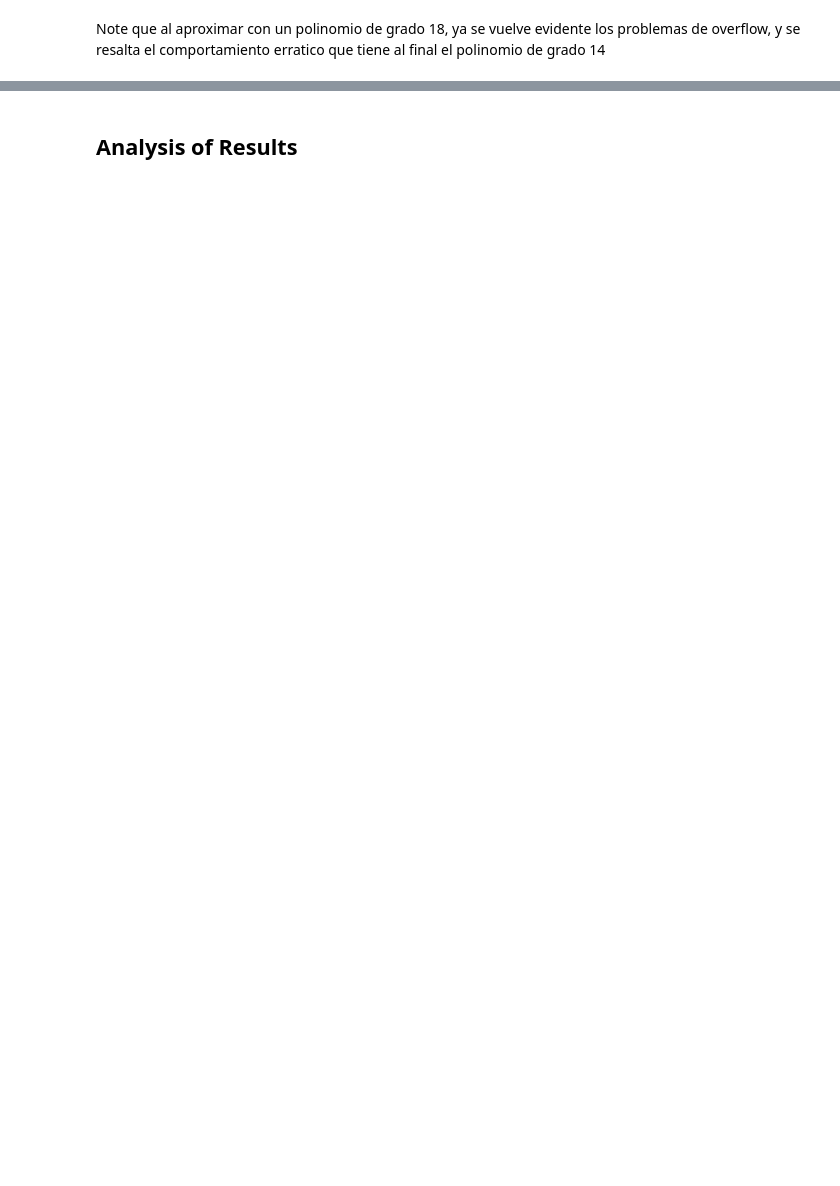
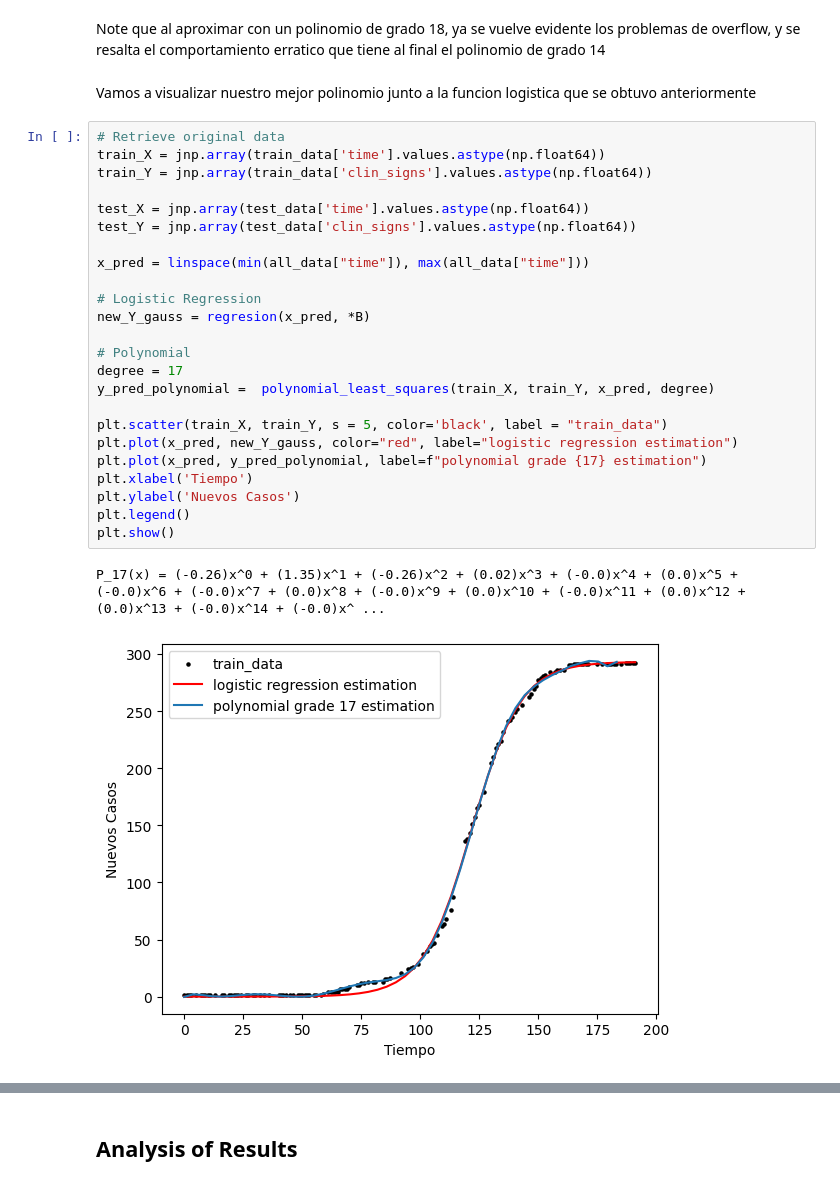
Before and after one commit to unalmedmathnum/Correa-Garcia-Lizcano-Velez, a Jupyter notebook: Tarea 2/least_squares.ipynb, the cells around one changed output, grey strips where cells are left out. Cells and saved outputs as stored; diff of their text form; blank space fills up the shorter version.

```diff
--- a/Tarea 2/least_squares.ipynb
+++ b/Tarea 2/least_squares.ipynb
@@ -373,2 +330,31 @@ Errores de overflow para el polinomio de grado 18
 # %% [markdown]
 Note que al aproximar con un polinomio de grado 18, ya se vuelve evidente los problemas de overflow, y se resalta el comportamiento erratico que tiene al final el polinomio de grado 14
+# %% [markdown]
+Vamos a visualizar nuestro mejor polinomio junto a la funcion logistica que se obtuvo anteriormente
+# %%
+# Retrieve original data
+train_X = jnp.array(train_data['time'].values.astype(np.float64))
+train_Y = jnp.array(train_data['clin_signs'].values.astype(np.float64))
+
+test_X = jnp.array(test_data['time'].values.astype(np.float64))
+test_Y = jnp.array(test_data['clin_signs'].values.astype(np.float64))
+
+x_pred = linspace(min(all_data["time"]), max(all_data["time"]))
+
+# Logistic Regression
+new_Y_gauss = regresion(x_pred, *B)
+
+# Polynomial
+degree = 17
+y_pred_polynomial =  polynomial_least_squares(train_X, train_Y, x_pred, degree)
+
+plt.scatter(train_X, train_Y, s = 5, color='black', label = "train_data")
+plt.plot(x_pred, new_Y_gauss, color="red", label="logistic regression estimation")
+plt.plot(x_pred, y_pred_polynomial, label=f"polynomial grade {17} estimation")
+plt.xlabel('Tiempo')
+plt.ylabel('Nuevos Casos')
+plt.legend()
+plt.show()
+# %% [output]
+P_17(x) = (-0.26)x^0 + (1.35)x^1 + (-0.26)x^2 + (0.02)x^3 + (-0.0)x^4 + (0.0)x^5 + (-0.0)x^6 + (-0.0)x^7 + (0.0)x^8 + (-0.0)x^9 + (0.0)x^10 + (-0.0)x^11 + (0.0)x^12 + (0.0)x^13 + (-0.0)x^14 + (-0.0)x^ ...
+[figure, added]
```
Also changed, not shown: parts of 12 cells of this notebook.
